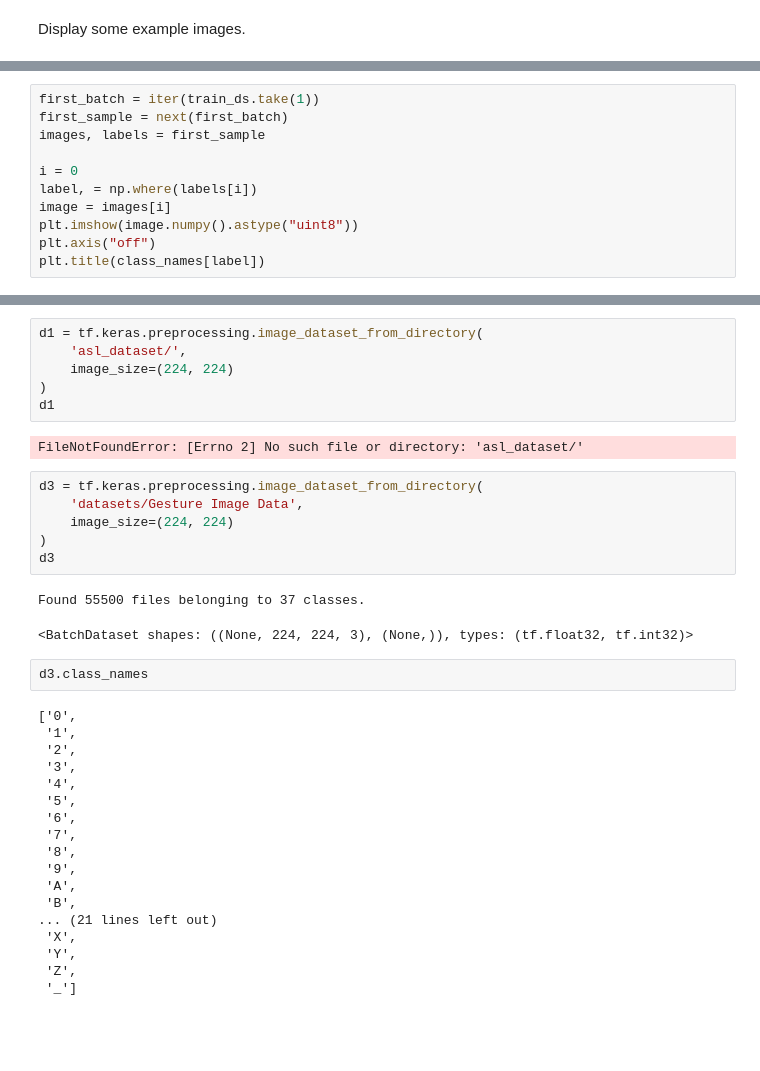
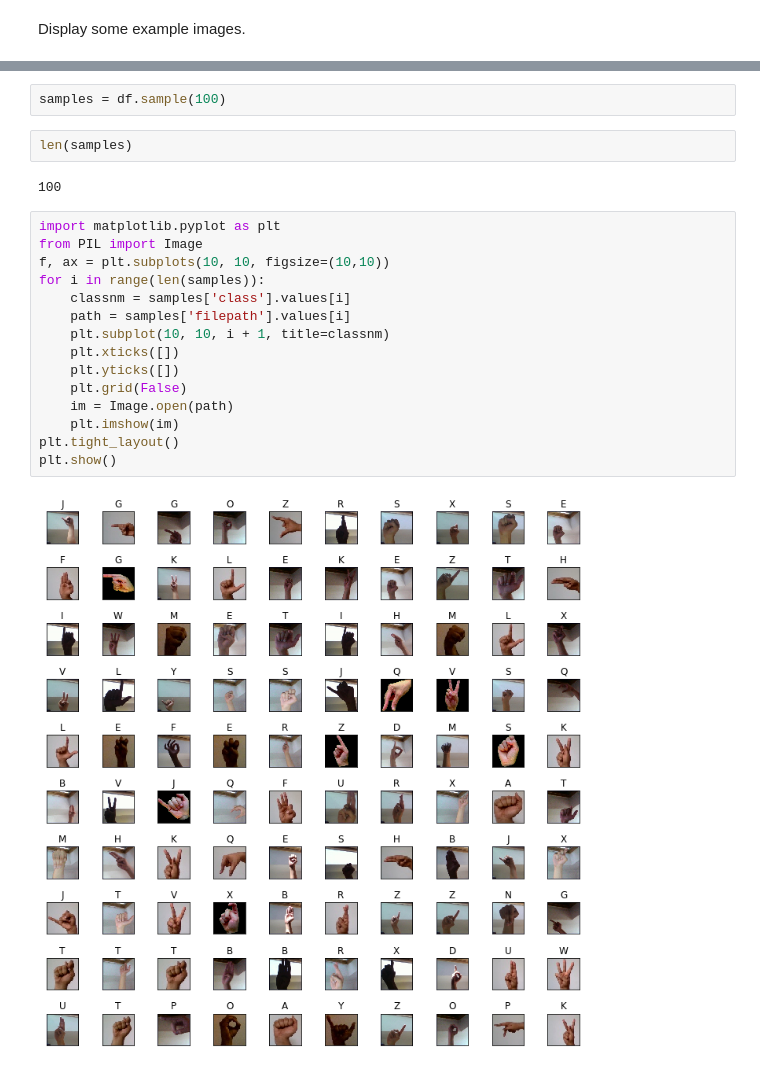
Before and after one commit to dunnkers/optimizers-sign-language, a Jupyter notebook: src/data-exploration.ipynb, the cells around one changed output, grey strips where cells are left out. Saved outputs shown, nothing was run; the diff lists cells and outputs as text; blank space fills up the shorter version.

```diff
--- a/src/data-exploration.ipynb
+++ b/src/data-exploration.ipynb
@@ -123,11 +137,0 @@ array(['A', 'B', 'C', 'D', 'E', 'F', 'G', 'H', 'I', 'J', 'K', 'L', 'M',
-# %%
-first_batch = iter(train_ds.take(1))
-first_sample = next(first_batch)
-images, labels = first_sample
-
-i = 0
-label, = np.where(labels[i])
-image = images[i]
-plt.imshow(image.numpy().astype("uint8"))
-plt.axis("off")
-plt.title(class_names[label])
@@ -145,37 +138,23 @@ data_dir
-# %%
-d1 = tf.keras.preprocessing.image_dataset_from_directory(
-    'asl_dataset/',
-    image_size=(224, 224)
-)
-d1
-# %% [output]
-FileNotFoundError: [Errno 2] No such file or directory: 'asl_dataset/'
-# %%
-d3 = tf.keras.preprocessing.image_dataset_from_directory(
-    'datasets/Gesture Image Data',
-    image_size=(224, 224)
-)
-d3
-# %% [output]
-Found 55500 files belonging to 37 classes.
-<BatchDataset shapes: ((None, 224, 224, 3), (None,)), types: (tf.float32, tf.int32)>
-# %%
-d3.class_names
-# %% [output]
-['0',
- '1',
- '2',
- '3',
- '4',
- '5',
- '6',
- '7',
- '8',
- '9',
- 'A',
- 'B',
-... (21 lines left out)
- 'X',
- 'Y',
- 'Z',
- '_']
+# %%
+samples = df.sample(100)
+# %%
+len(samples)
+# %% [output]
+100
+# %%
+import matplotlib.pyplot as plt
+from PIL import Image
+f, ax = plt.subplots(10, 10, figsize=(10,10))
+for i in range(len(samples)):
+    classnm = samples['class'].values[i]
+    path = samples['filepath'].values[i]
+    plt.subplot(10, 10, i + 1, title=classnm)
+    plt.xticks([])
+    plt.yticks([])
+    plt.grid(False)
+    im = Image.open(path)
+    plt.imshow(im)
+plt.tight_layout()
+plt.show()
+# %% [output]
+[figure, added]
```
Also changed, not shown: parts of 28 cells of this notebook.
